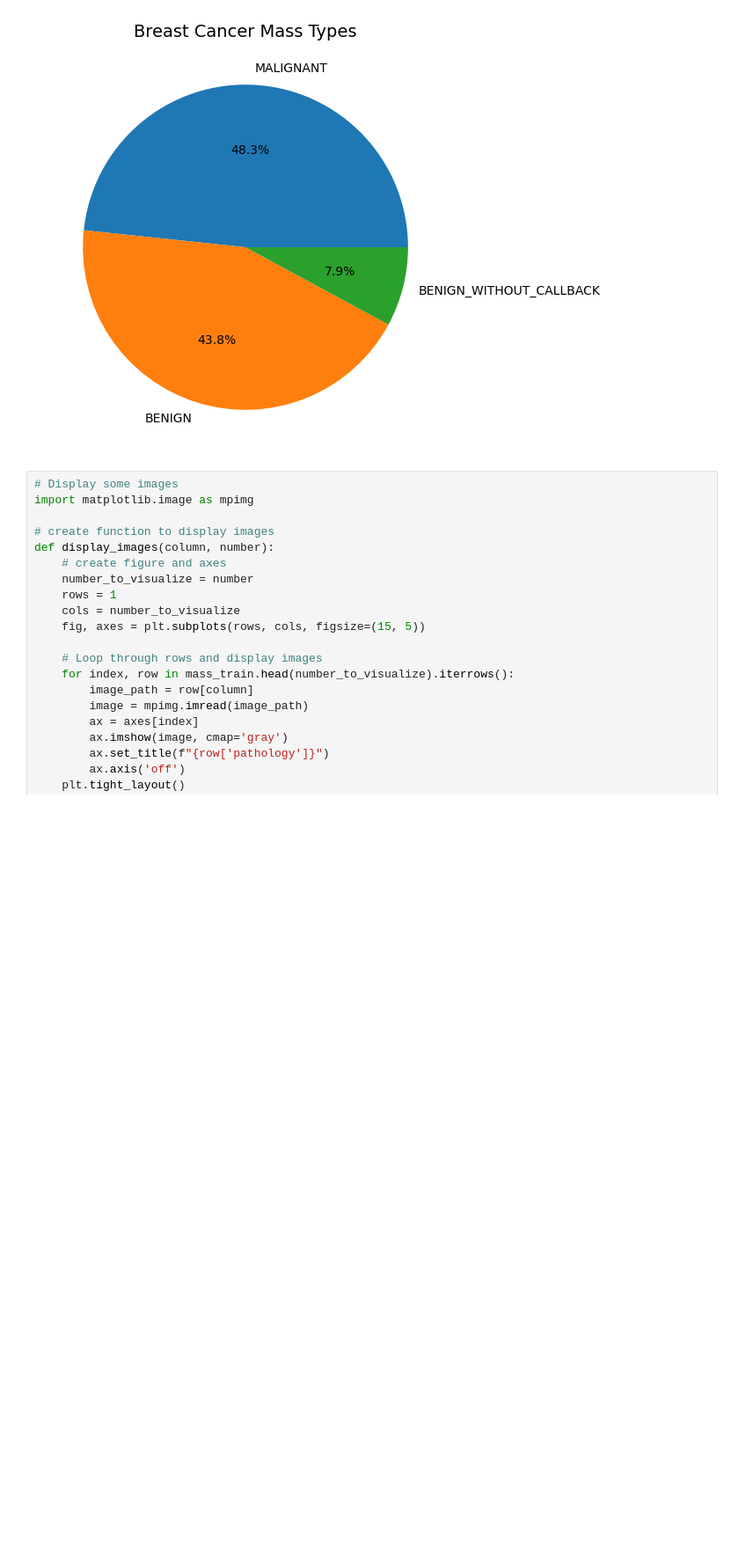
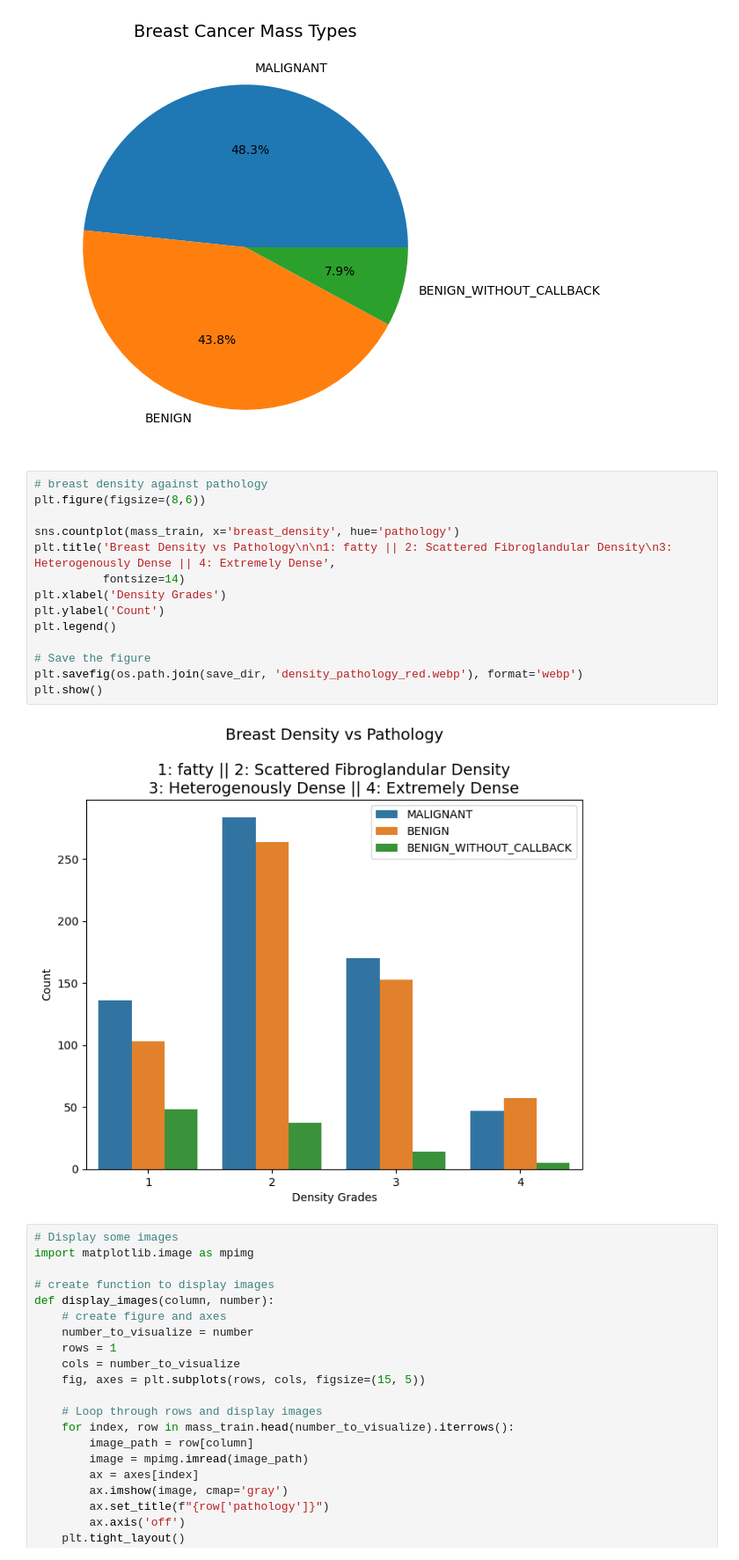
Before and after one commit to ShenalSen/OncoDetect, a Jupyter notebook: Model/notebooks/Oncodetect_T1_V1_M1.ipynb, the cells around one changed output. Shown: that part at 88% size. Drawn from its saved outputs; the diff is of its cells as text; blank space fills up the shorter version.

Commit message:
Add density pathology graph  for the class representation

```diff
--- a/Model/notebooks/Oncodetect_T1_V1_M1.ipynb
+++ b/Model/notebooks/Oncodetect_T1_V1_M1.ipynb
@@ -258,6 +258,22 @@ plt.savefig(os.path.join(save_dir, 'pathology_distributions_red.webp'), format='
 plt.show()
 # %% [output]
 [figure]
+# %%
+# breast density against pathology
+plt.figure(figsize=(8,6))
+
+sns.countplot(mass_train, x='breast_density', hue='pathology')
+plt.title('Breast Density vs Pathology\n\n1: fatty || 2: Scattered Fibroglandular Density\n3: Heterogenously Dense || 4: Extremely Dense',
+          fontsize=14)
+plt.xlabel('Density Grades')
+plt.ylabel('Count')
+plt.legend()
+
+# Save the figure
+plt.savefig(os.path.join(save_dir, 'density_pathology_red.webp'), format='webp')
+plt.show()
+# %% [output]
+[figure, added]
 # %%
 # Display some images
 import matplotlib.image as mpimg
```
Also changed, not shown: 1 other file.
